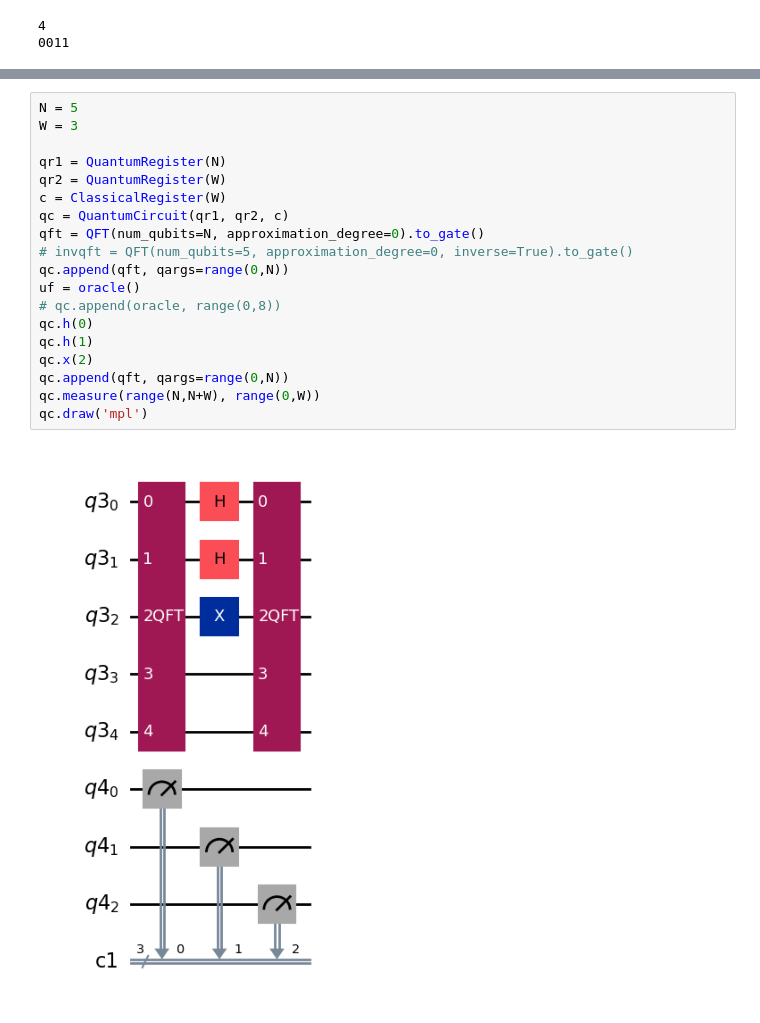
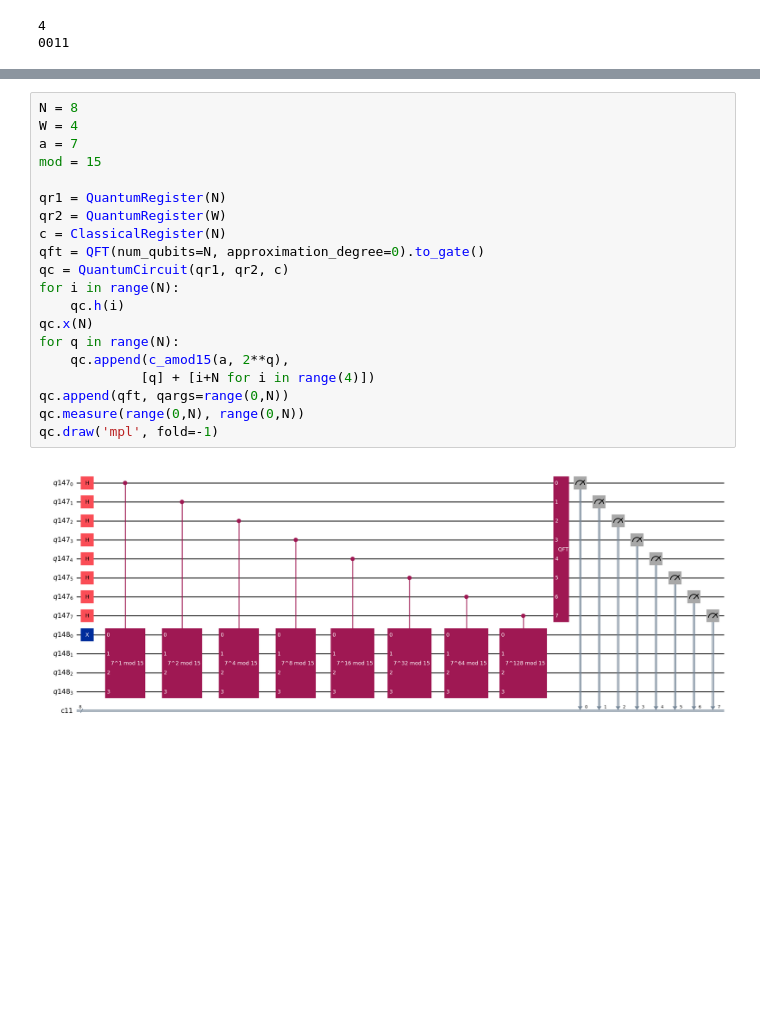
Before and after one commit to omar-armbruster/IBM-QPU-Testing, a Jupyter notebook: Shors_Algorithm.ipynb, the cells around one changed output, grey strips where cells are left out. Drawn from its saved outputs; the diff is of its cells as text; blank space fills up the shorter version.

```diff
--- a/Shors_Algorithm.ipynb
+++ b/Shors_Algorithm.ipynb
@@ -34,21 +31,22 @@ def oracle(q1, q2, f):
 # %%
-N = 5
-W = 3
+N = 8
+W = 4
+a = 7
+mod = 15
 
 qr1 = QuantumRegister(N)
 qr2 = QuantumRegister(W)
-c = ClassicalRegister(W)
+c = ClassicalRegister(N)
+qft = QFT(num_qubits=N, approximation_degree=0).to_gate()
 qc = QuantumCircuit(qr1, qr2, c)
-qft = QFT(num_qubits=N, approximation_degree=0).to_gate()
-# invqft = QFT(num_qubits=5, approximation_degree=0, inverse=True).to_gate()
+for i in range(N):
+    qc.h(i)
+qc.x(N)
+for q in range(N):
+    qc.append(c_amod15(a, 2**q),
+             [q] + [i+N for i in range(4)])
 qc.append(qft, qargs=range(0,N))
-uf = oracle()
-# qc.append(oracle, range(0,8))
-qc.h(0)
-qc.h(1)
-qc.x(2)
-qc.append(qft, qargs=range(0,N))
-qc.measure(range(N,N+W), range(0,W))
-qc.draw('mpl')
+qc.measure(range(0,N), range(0,N))
+qc.draw('mpl', fold=-1)
 # %% [output]
-[figure, old version]
+[figure, new version]
```
Also changed, not shown: parts of 12 cells of this notebook.
